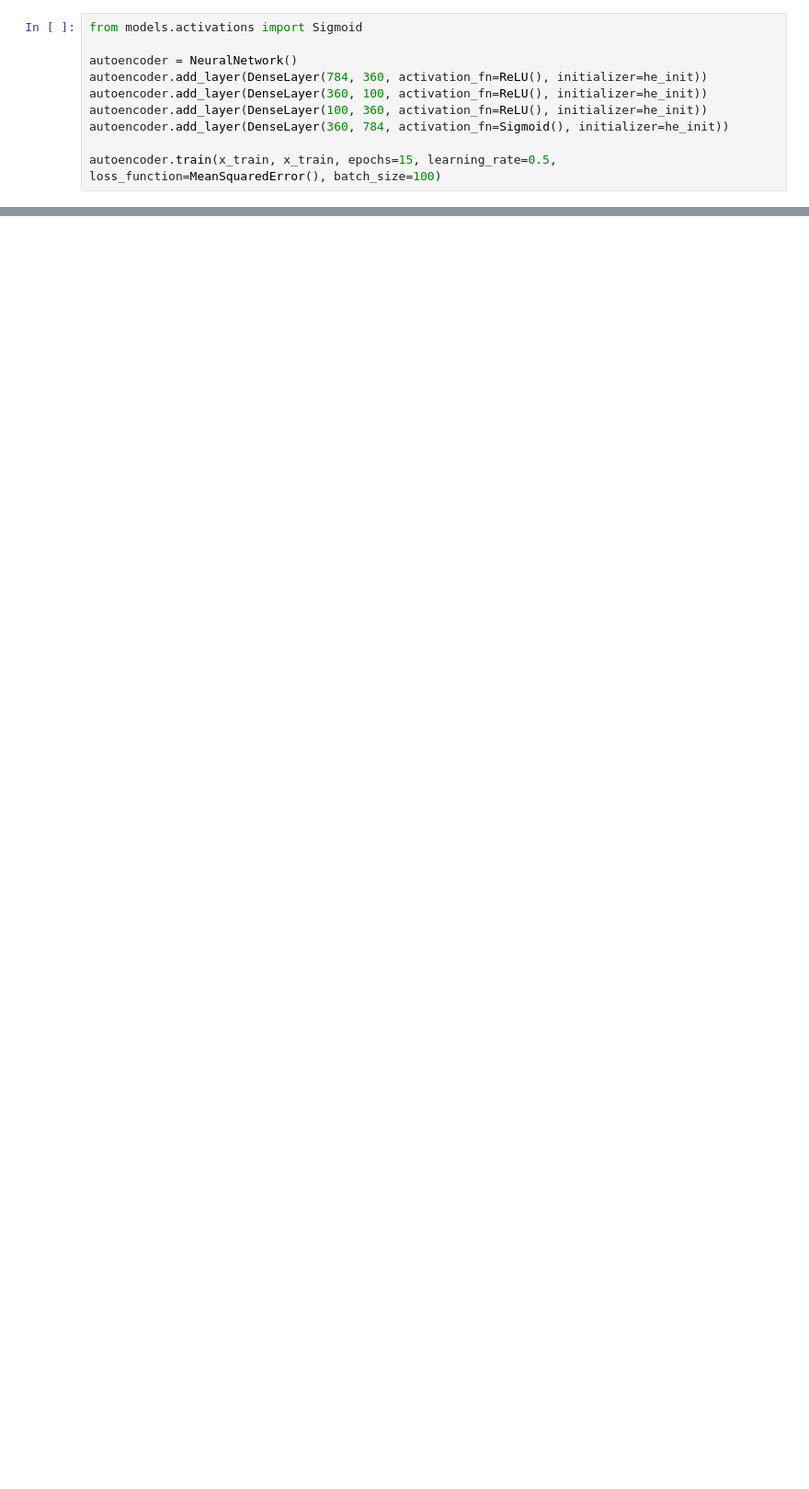
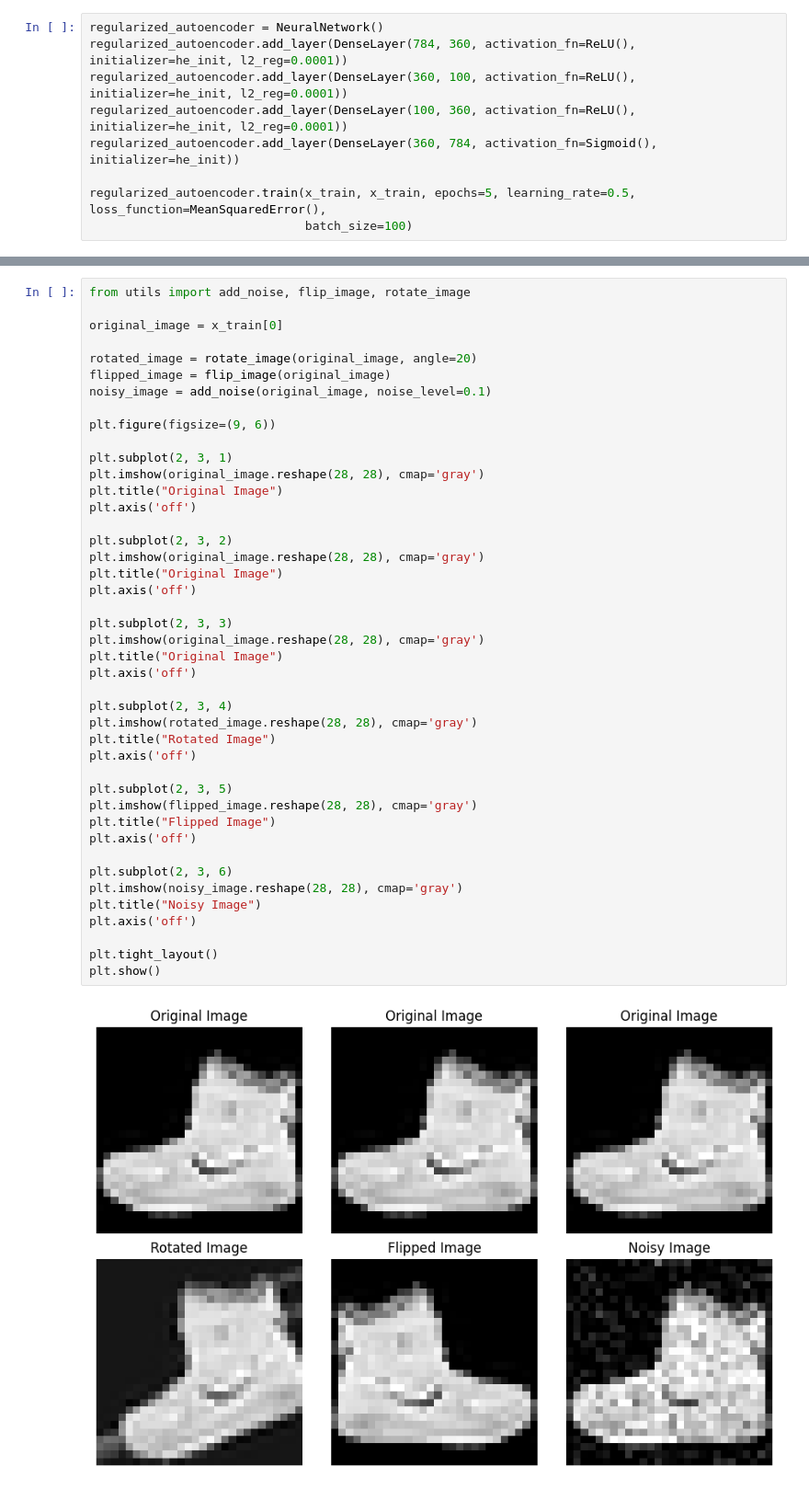
Before and after one commit to jankrokos/neural-networks-labs, a Jupyter notebook: playground.ipynb, the cells around one changed output, grey strips where cells are left out. Shown at 92% size. Drawn from its saved outputs; the diff is of its cells as text; blank space fills up the shorter version.

Commit message:
add regularization, loading/saving model params

```diff
--- a/playground.ipynb
+++ b/playground.ipynb
@@ -75,11 +54,10 @@ Accuracy: 98.05%
 # %%
-from models.activations import Sigmoid
+regularized_autoencoder = NeuralNetwork()
+regularized_autoencoder.add_layer(DenseLayer(784, 360, activation_fn=ReLU(), initializer=he_init, l2_reg=0.0001))
+regularized_autoencoder.add_layer(DenseLayer(360, 100, activation_fn=ReLU(), initializer=he_init, l2_reg=0.0001))
+regularized_autoencoder.add_layer(DenseLayer(100, 360, activation_fn=ReLU(), initializer=he_init, l2_reg=0.0001))
+regularized_autoencoder.add_layer(DenseLayer(360, 784, activation_fn=Sigmoid(), initializer=he_init))
 
-autoencoder = NeuralNetwork()
-autoencoder.add_layer(DenseLayer(784, 360, activation_fn=ReLU(), initializer=he_init))
-autoencoder.add_layer(DenseLayer(360, 100, activation_fn=ReLU(), initializer=he_init))
-autoencoder.add_layer(DenseLayer(100, 360, activation_fn=ReLU(), initializer=he_init))
-autoencoder.add_layer(DenseLayer(360, 784, activation_fn=Sigmoid(), initializer=he_init))
-
-autoencoder.train(x_train, x_train, epochs=15, learning_rate=0.5, loss_function=MeanSquaredError(), batch_size=100)
+regularized_autoencoder.train(x_train, x_train, epochs=5, learning_rate=0.5, loss_function=MeanSquaredError(),
+                              batch_size=100)
 # %% [output]
@@ -116 +69,46 @@ for i in range(10):
+# %%
+from utils import add_noise, flip_image, rotate_image
+
+original_image = x_train[0]
+
+rotated_image = rotate_image(original_image, angle=20)
+flipped_image = flip_image(original_image)
+noisy_image = add_noise(original_image, noise_level=0.1)
+
+plt.figure(figsize=(9, 6))
+
+plt.subplot(2, 3, 1)
+plt.imshow(original_image.reshape(28, 28), cmap='gray')
+plt.title("Original Image")
+plt.axis('off')
+
+plt.subplot(2, 3, 2)
+plt.imshow(original_image.reshape(28, 28), cmap='gray')
+plt.title("Original Image")
+plt.axis('off')
+
+plt.subplot(2, 3, 3)
+plt.imshow(original_image.reshape(28, 28), cmap='gray')
+plt.title("Original Image")
+plt.axis('off')
+
+plt.subplot(2, 3, 4)
+plt.imshow(rotated_image.reshape(28, 28), cmap='gray')
+plt.title("Rotated Image")
+plt.axis('off')
+
+plt.subplot(2, 3, 5)
+plt.imshow(flipped_image.reshape(28, 28), cmap='gray')
+plt.title("Flipped Image")
+plt.axis('off')
+
+plt.subplot(2, 3, 6)
+plt.imshow(noisy_image.reshape(28, 28), cmap='gray')
+plt.title("Noisy Image")
+plt.axis('off')
+
+plt.tight_layout()
+plt.show()
+# %% [output]
+[figure, added]
 # %%
```
Also changed, not shown: parts of 13 cells of this notebook, 7 other files.
